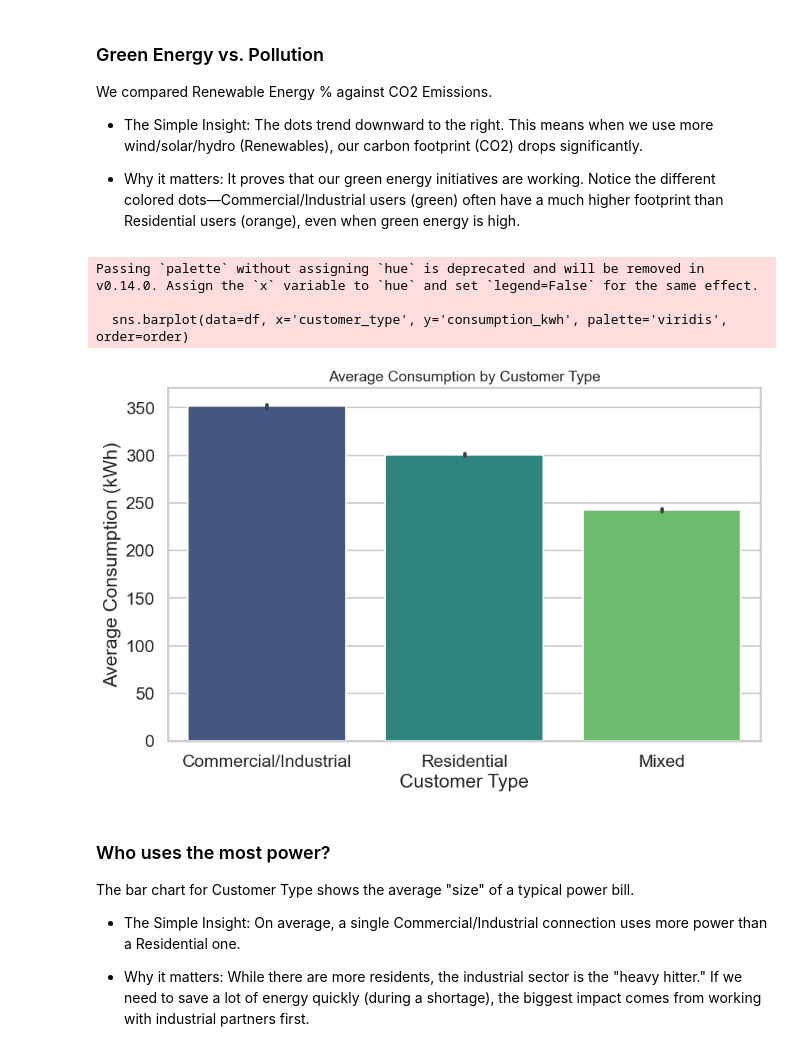
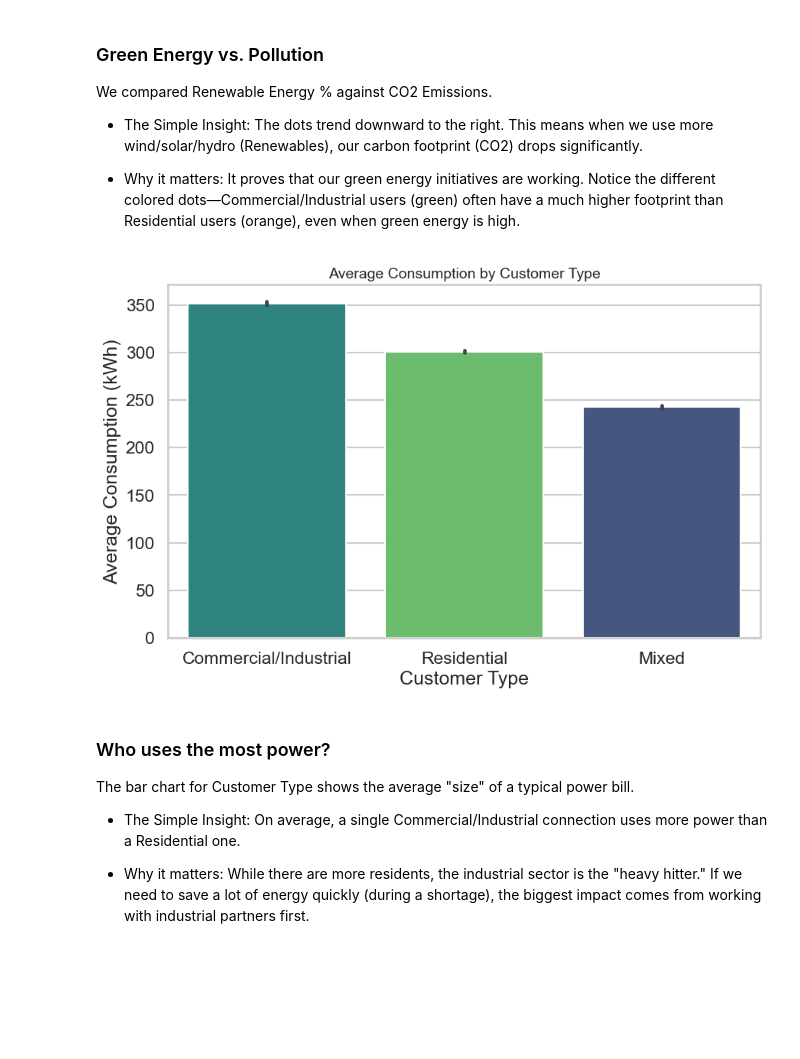
Before and after one commit to bhavik-knight/5580-a6-anomaly-detection-nsp, a Jupyter notebook: src/eda.ipynb, the cells around one changed output. Drawn from its saved outputs; the diff is of its cells as text; code cells hidden in the pictures; blank space fills up the shorter version.

```diff
--- a/src/eda.ipynb
+++ b/src/eda.ipynb
@@ -296,18 +298,15 @@ We compared Renewable Energy % against CO2 Emissions.
 # %%
 # 4. Customer Type vs Average Consumption (The Heavy Hitters)
 plt.figure(figsize=(10, 6))
 order = df.groupby('customer_type')['consumption_kwh'].mean().sort_values(ascending=False).index
-sns.barplot(data=df, x='customer_type', y='consumption_kwh', palette='viridis', order=order)
+sns.barplot(data=df, hue='customer_type', x='customer_type', y='consumption_kwh', palette='viridis', order=order, legend=False)
 plt.title('Average Consumption by Customer Type', fontsize=14)
 plt.xlabel('Customer Type')
 plt.ylabel('Average Consumption (kWh)')
 plt.savefig(output_dir / 'customer_vs_consumption.png')
 plt.show()
 # %% [output]
-Passing `palette` without assigning `hue` is deprecated and will be removed in v0.14.0. Assign the `x` variable to `hue` and set `legend=False` for the same effect.
-
-  sns.barplot(data=df, x='customer_type', y='consumption_kwh', palette='viridis', order=order)
-[figure, old version]
+[figure, new version]
 # %% [markdown]
 ### Who uses the most power?
 The bar chart for Customer Type shows the average "size" of a typical power bill.
```
Also changed, not shown: parts of 3 cells of this notebook, 33 other files.
